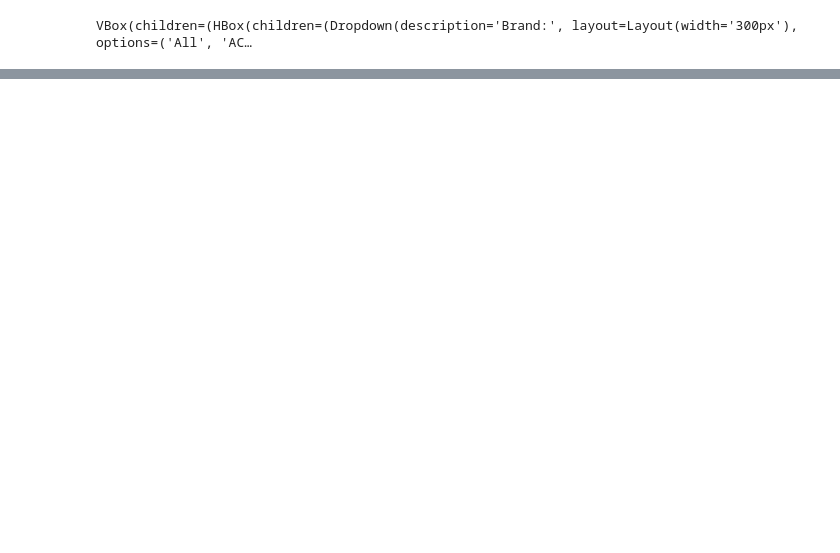
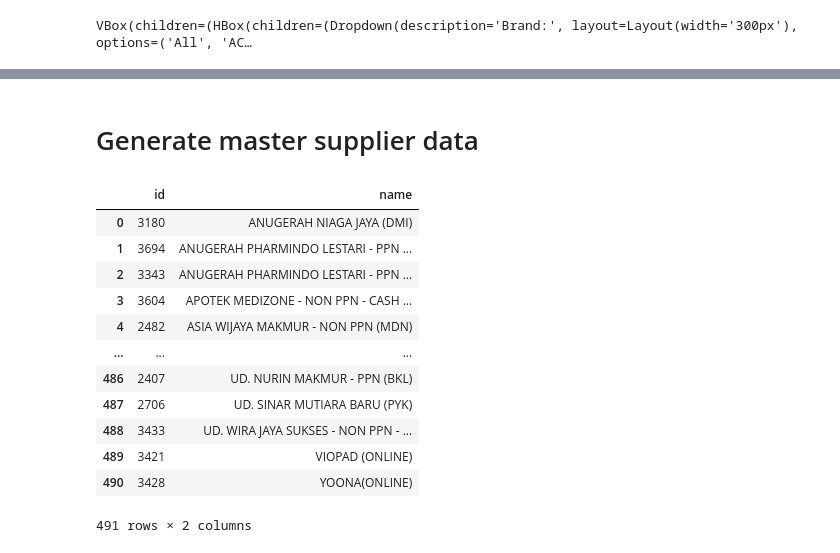
Before and after one commit to andresuchdata/autopo-py, a Jupyter notebook: notebook/health_monitor.ipynb, the cells around one changed output, grey strips where cells are left out. Saved outputs shown, nothing was run; the diff lists cells and outputs as text; code cells hidden in the pictures; blank space fills up the shorter version.

```diff
--- a/notebook/health_monitor.ipynb
+++ b/notebook/health_monitor.ipynb
@@ -478,0 +488,9 @@ VBox(children=(HBox(children=(Dropdown(description='Brand:', layout=Layout(width
+# %%
+# read 'data/supplier.csv'
+import pandas as pd
+import os
+
+MASTER_DATA_DIR = "data/master_data"
+
+supplier_df = pd.read_csv('data/supplier.csv', sep=';')
+display(supplier_df)
@@ -478,0 +511,44 @@ VBox(children=(HBox(children=(Dropdown(description='Brand:', layout=Layout(width
+# %%
+# create master data directory if not exists
+os.makedirs(MASTER_DATA_DIR, exist_ok=True)
+
+# generate unique store data: id (get from 'ID Store'), name
+store_df = pd.DataFrame(supplier_df['ID Store'].unique(), columns=['id'])
+store_df['name'] = store_df['id'].map(supplier_df.set_index('ID Store')['Nama Store'].to_dict())
+
+store_df.sort_values(by='id', inplace=True)
+
+store_df
+
+# save to csv
+store_df.to_csv(MASTER_DATA_DIR + '/store.csv', index=False)
+# %% [markdown]
+# Generate master supplier data
+# %%
+# Get unique suppliers
+master_supplier_df = pd.DataFrame(supplier_df['ID Supplier'].dropna().unique(), columns=['id'])
+master_supplier_df['name'] = master_supplier_df['id'].map(
+    supplier_df.drop_duplicates('ID Supplier').set_index('ID Supplier')['Nama Supplier'].to_dict()
+)
+
+# column 'id' as int
+master_supplier_df['id'] = master_supplier_df['id'].astype(int)
+
+display(master_supplier_df)
+
+# save to master data directory
+master_supplier_df.to_csv(MASTER_DATA_DIR + '/supplier.csv', index=False)
+# %% [output]
+|  | id | name |
+| 0 | 3180 | ANUGERAH NIAGA JAYA (DMI) |
+| 1 | 3694 | ANUGERAH PHARMINDO LESTARI - PPN ... |
+| 2 | 3343 | ANUGERAH PHARMINDO LESTARI - PPN ... |
+| 3 | 3604 | APOTEK MEDIZONE - NON PPN - CASH ... |
+| 4 | 2482 | ASIA WIJAYA MAKMUR - NON PPN (MDN) |
+| ... | ... | ... |
+| 486 | 2407 | UD. NURIN MAKMUR - PPN (BKL) |
+| 487 | 2706 | UD. SINAR MUTIARA BARU (PYK) |
+| 488 | 3433 | UD. WIRA JAYA SUKSES - NON PPN - ... |
+| 489 | 3421 | VIOPAD (ONLINE) |
+| 490 | 3428 | YOONA(ONLINE) |
+491 rows × 2 columns
```
Also changed, not shown: parts of 5 cells of this notebook, 26 other files.
